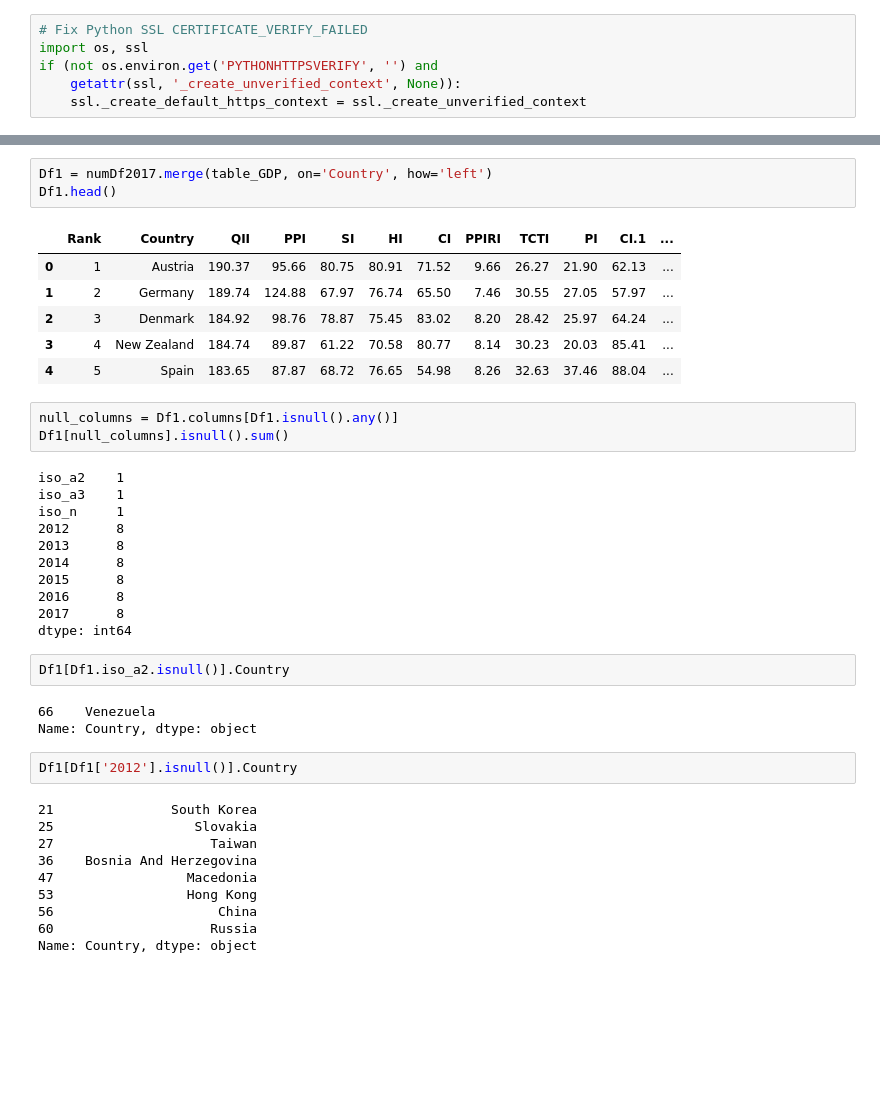
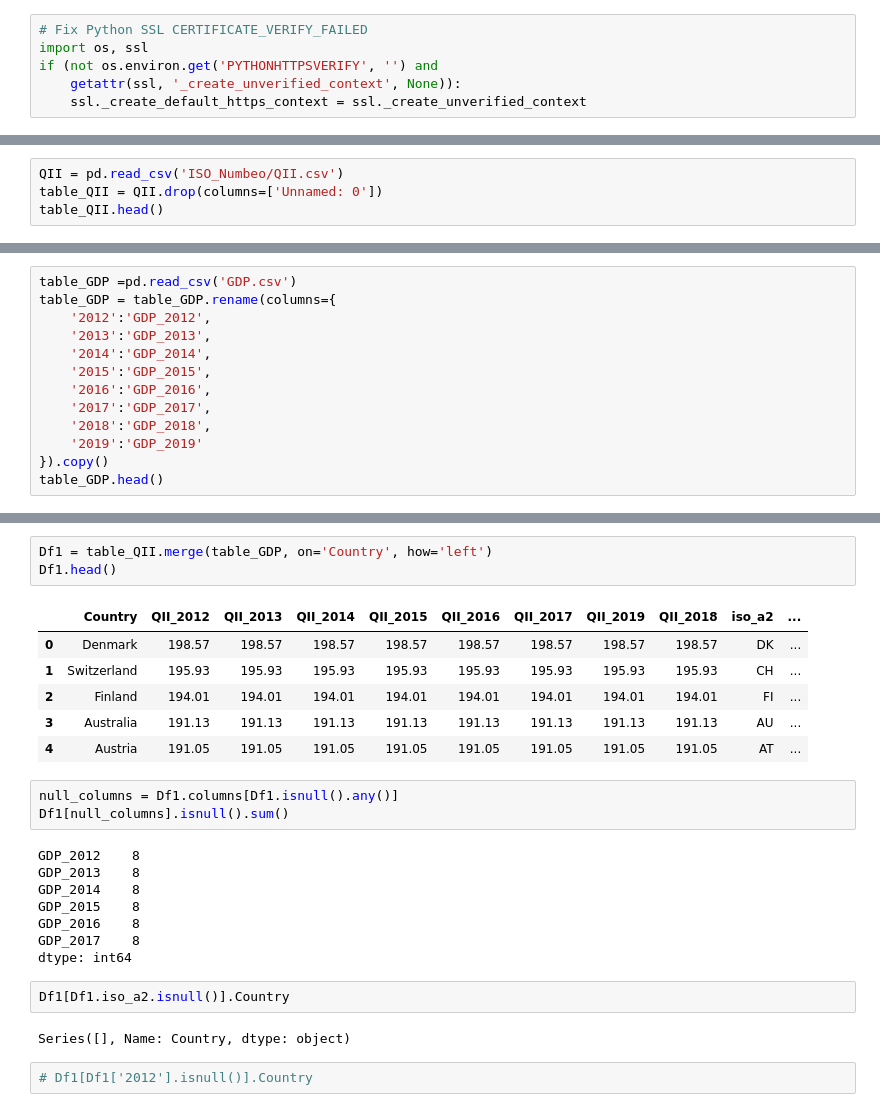
Before and after one commit to mcaraco/UCB_project3, a Jupyter notebook: MergeGDPnQOL.ipynb, the cells around one changed output, grey strips where cells are left out. Drawn from its saved outputs; the diff is of its cells as text; blank space fills up the shorter version.

```diff
--- a/MergeGDPnQOL.ipynb
+++ b/MergeGDPnQOL.ipynb
@@ -31,0 +11,4 @@ table_GDP.head()
+# %%
+QII = pd.read_csv('ISO_Numbeo/QII.csv')
+table_QII = QII.drop(columns=['Unnamed: 0'])
+table_QII.head()
@@ -31,0 +22,13 @@ table_GDP.head()
+# %%
+table_GDP =pd.read_csv('GDP.csv')
+table_GDP = table_GDP.rename(columns={
+    '2012':'GDP_2012',
+    '2013':'GDP_2013',
+    '2014':'GDP_2014',
+    '2015':'GDP_2015',
+    '2016':'GDP_2016',
+    '2017':'GDP_2017',
+    '2018':'GDP_2018',
+    '2019':'GDP_2019'
+}).copy()
+table_GDP.head()
@@ -32,44 +42,30 @@ table_GDP.head()
 # %%
-Df1 = numDf2017.merge(table_GDP, on='Country', how='left')
+Df1 = table_QII.merge(table_GDP, on='Country', how='left')
 Df1.head()
 # %% [output]
-|  | Rank | Country | QII | PPI | SI | HI | CI | PPIRI | TCTI | PI | CI.1 | ... |
-| 0 | 1 | Austria | 190.37 | 95.66 | 80.75 | 80.91 | 71.52 | 9.66 | 26.27 | 21.90 | 62.13 | ... |
-| 1 | 2 | Germany | 189.74 | 124.88 | 67.97 | 76.74 | 65.50 | 7.46 | 30.55 | 27.05 | 57.97 | ... |
-| 2 | 3 | Denmark | 184.92 | 98.76 | 78.87 | 75.45 | 83.02 | 8.20 | 28.42 | 25.97 | 64.24 | ... |
-| 3 | 4 | New Zealand | 184.74 | 89.87 | 61.22 | 70.58 | 80.77 | 8.14 | 30.23 | 20.03 | 85.41 | ... |
-| 4 | 5 | Spain | 183.65 | 87.87 | 68.72 | 76.65 | 54.98 | 8.26 | 32.63 | 37.46 | 88.04 | ... |
+|  | Country | QII_2012 | QII_2013 | QII_2014 | QII_2015 | QII_2016 | QII_2017 | QII_2019 | QII_2018 | iso_a2 | ... |
+| 0 | Denmark | 198.57 | 198.57 | 198.57 | 198.57 | 198.57 | 198.57 | 198.57 | 198.57 | DK | ... |
+| 1 | Switzerland | 195.93 | 195.93 | 195.93 | 195.93 | 195.93 | 195.93 | 195.93 | 195.93 | CH | ... |
+| 2 | Finland | 194.01 | 194.01 | 194.01 | 194.01 | 194.01 | 194.01 | 194.01 | 194.01 | FI | ... |
+| 3 | Australia | 191.13 | 191.13 | 191.13 | 191.13 | 191.13 | 191.13 | 191.13 | 191.13 | AU | ... |
+| 4 | Austria | 191.05 | 191.05 | 191.05 | 191.05 | 191.05 | 191.05 | 191.05 | 191.05 | AT | ... |
 # %%
 null_columns = Df1.columns[Df1.isnull().any()]
 Df1[null_columns].isnull().sum()
 # %% [output]
-iso_a2    1
-iso_a3    1
-iso_n     1
-2012      8
-2013      8
-2014      8
-2015      8
-2016      8
-2017      8
+GDP_2012    8
+GDP_2013    8
+GDP_2014    8
+GDP_2015    8
+GDP_2016    8
+GDP_2017    8
 dtype: int64
 # %%
 Df1[Df1.iso_a2.isnull()].Country
 # %% [output]
-66    Venezuela
-Name: Country, dtype: object
+Series([], Name: Country, dtype: object)
 # %%
-Df1[Df1['2012'].isnull()].Country
+# Df1[Df1['2012'].isnull()].Country
-# %% [output]
-21               South Korea
-25                  Slovakia
-27                    Taiwan
-36    Bosnia And Herzegovina
-47                 Macedonia
-53                 Hong Kong
-56                     China
-60                    Russia
-Name: Country, dtype: object
 # %%
 #Fixing South Korea
 
```
Also changed, not shown: parts of 17 cells of this notebook, 2 other files.
